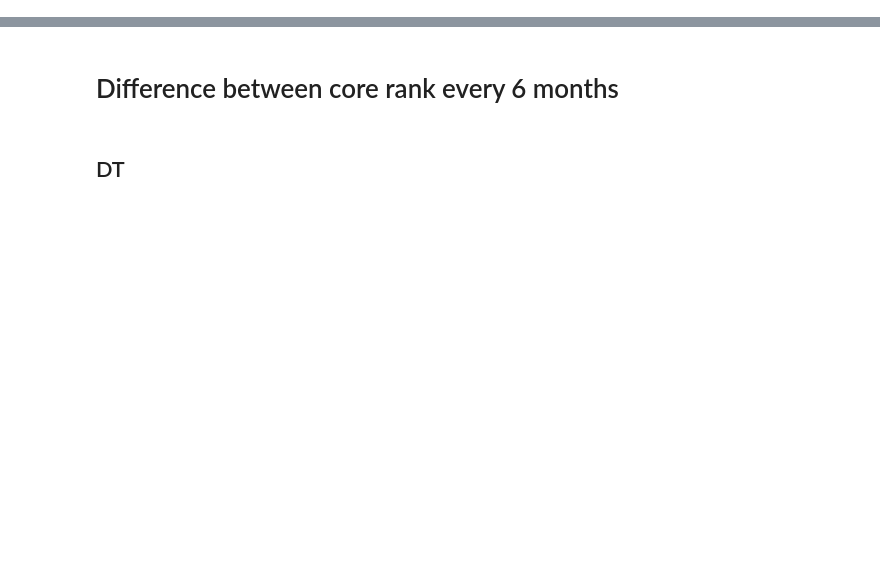
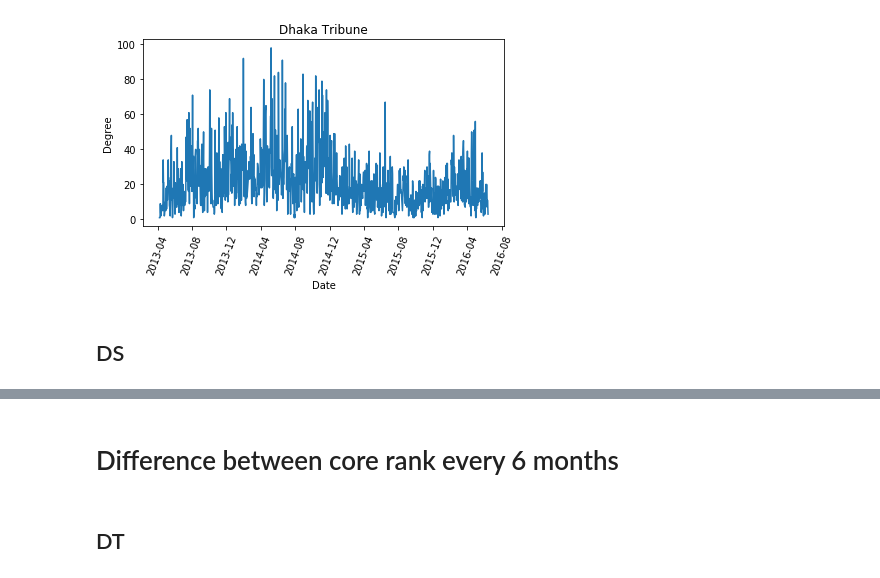
Before and after one commit to shoumikchow/Research, a Jupyter notebook: network-exploration.ipynb, the cells around one changed output, grey strips where cells are left out. Drawn from its saved outputs; the diff is of its cells as text; code cells hidden in the pictures; blank space fills up the shorter version.

```diff
--- a/network-exploration.ipynb
+++ b/network-exploration.ipynb
@@ -252,0 +41,4 @@ ml.drop(ml.index[-7:], inplace=True)
+# %%
+count_df = temp_df.groupby('timestamp').count()['_id']
+# %%
+count_df = count_df.to_frame(name='count')
@@ -252,0 +47,22 @@ ml.drop(ml.index[-7:], inplace=True)
+# %%
+count_dict = count_df.to_dict()
+# %%
+date = []
+count = []
+for key in sorted(count_dict):
+    date.append(key)
+    count.append(count_dict[key])
+# %%
+plt.xticks(rotation=70)
+plt.title('Dhaka Tribune')
+plt.xlabel("Date")
+plt.ylabel("Degree")
+plt.plot(date, count)
+
+plt.tight_layout()
+plt.savefig('Figures/DT-Degree.jpg')
+# plt.show()
+# %% [output]
+[figure, added]
+# %% [markdown]
+## DS
```
Also changed, not shown: parts of 240 cells of this notebook.
